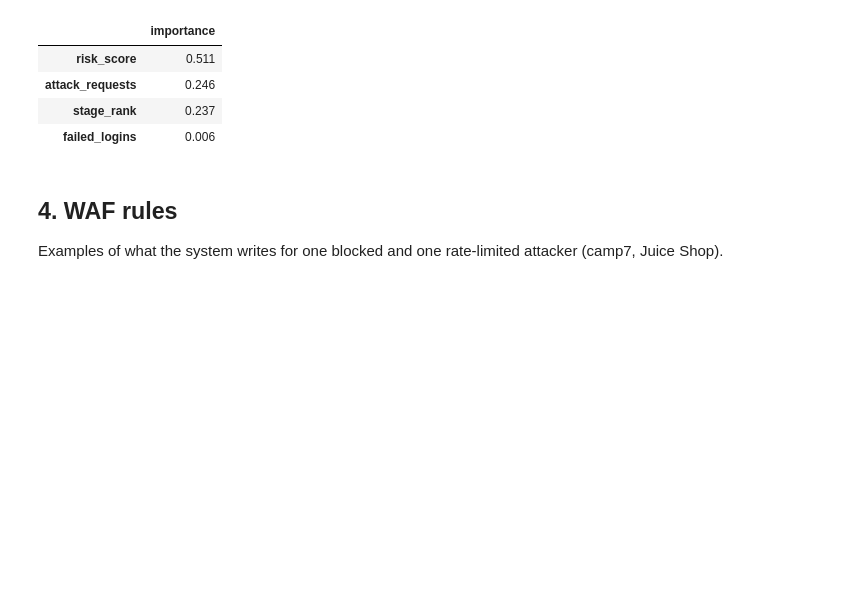
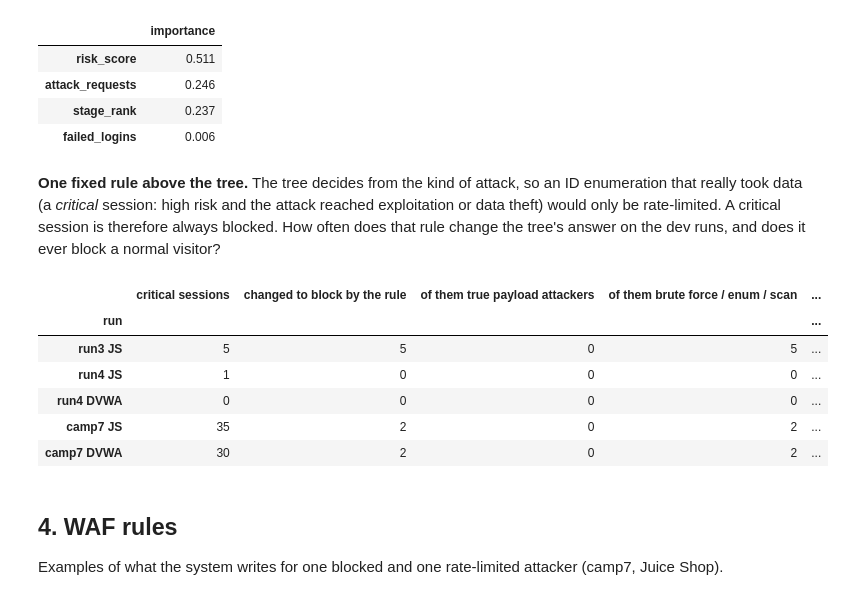
Before and after one commit to MOUSTAFA82005/AI-ATTACK-INVESTIGATOR, a Jupyter notebook: notebooks/12_defense.ipynb, the cells around one changed output. Drawn from its saved outputs; the diff is of its cells as text; code cells hidden in the pictures; blank space fills up the shorter version.

```diff
--- a/notebooks/12_defense.ipynb
+++ b/notebooks/12_defense.ipynb
@@ -213,6 +252,28 @@ display(imp[imp > 0].round(3).to_frame('importance'))
 | attack_requests | 0.246 |
 | stage_rank | 0.237 |
 | failed_logins | 0.006 |
+# %% [markdown]
+**One fixed rule above the tree.** The tree decides from the kind of attack, so an ID enumeration that really took data (a *critical* session: high risk and the attack reached exploitation or data theft) would only be rate-limited. A critical session is therefore always blocked. How often does that rule change the tree's answer on the dev runs, and does it ever block a normal visitor?
+# %%
+rows = []
+for name, r in runs.items():
+    o = add_defense(r['req'], r['sessions'], finder, final_tree)
+    truth = true_actions(r['req'], r['sessions']).values
+    over = o['action_reason'].str.startswith('critical')
+    rows.append({'run': name, 'critical sessions': int((o['risk_level'] == 'critical').sum()),
+                 'changed to block by the rule': int(over.sum()),
+                 'of them true payload attackers': int((over & (truth == 'block')).sum()),
+                 'of them brute force / enum / scan': int((over & (truth == 'rate_limit')).sum()),
+                 'normal visitors blocked': int(((o['action'] == 'block') & (truth == 'allow')).sum())})
+display(pd.DataFrame(rows).set_index('run'))
+# %% [output]
+|  | critical sessions | changed to block by the rule | of them true payload attackers | of them brute force / enum / scan | ... |
+| run |  |  |  |  | ... |
+| run3 JS | 5 | 5 | 0 | 5 | ... |
+| run4 JS | 1 | 0 | 0 | 0 | ... |
+| run4 DVWA | 0 | 0 | 0 | 0 | ... |
+| camp7 JS | 35 | 2 | 0 | 2 | ... |
+| camp7 DVWA | 30 | 2 | 0 | 2 | ... |
 # %% [markdown]
 ## 4. WAF rules
 
```
Also changed, not shown: parts of 7 cells of this notebook, 3 other files.
